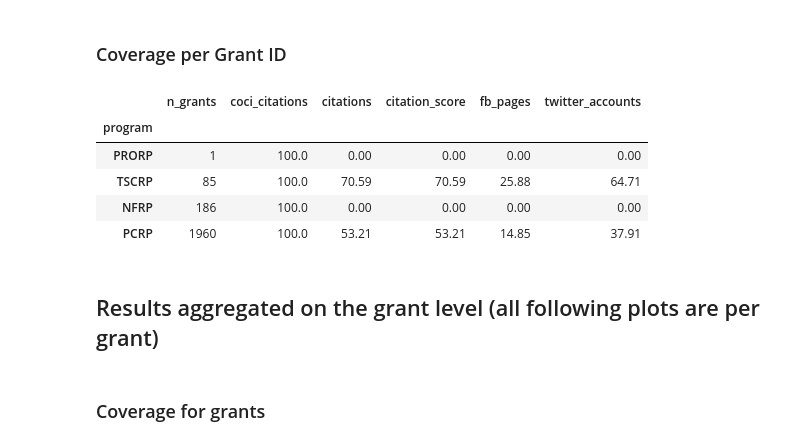
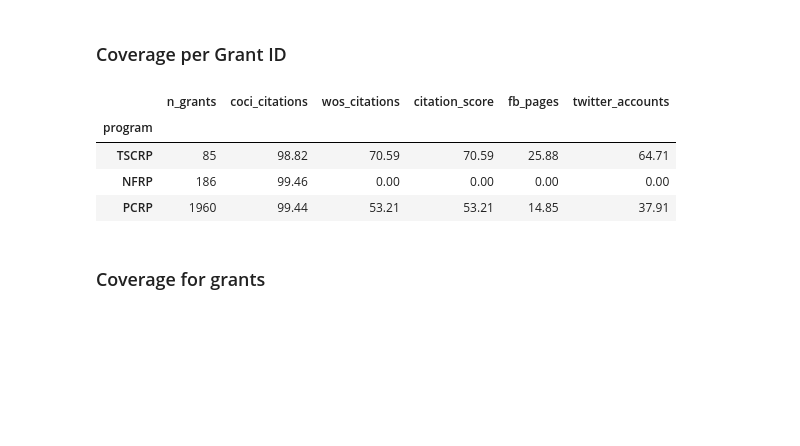
Before and after one commit to ScholCommLab/tracking-grants, a Jupyter notebook: notebooks/reports/interim_report_3.ipynb, the cells around one changed output. Saved outputs shown, nothing was run; the diff lists cells and outputs as text; code cells hidden in the pictures; blank space fills up the shorter version.

```diff
--- a/notebooks/reports/interim_report_3.ipynb
+++ b/notebooks/reports/interim_report_3.ipynb
@@ -125,17 +124,34 @@ x.round(2)
+# %%
+award_cols = ["grant_id", "award_amount", "type", "award_year"]
+
+# Remove ref_id, grant_id, and score (!) as the individual references deposited might apply to various grants and even contain slightly different formats for the publications
+grants = metrics
+grants = grants.groupby(["program", 'grant_id']).mean().reset_index()
+
+grants = grants.merge(metrics.groupby("grant_id")['DOI'].nunique().to_frame("n_dois"), left_on="grant_id", right_index=True)
+grants = grants.merge(articles.groupby("grant_id").created.mean(), left_on="grant_id", right_index=True)
+grants = grants.merge(articles.groupby("grant_id").authors_count.mean(), left_on="grant_id", right_index=True)
+grants = grants.merge(awards[award_cols], left_on="grant_id", right_on="grant_id", how="left")
+grants.award_amount = grants.award_amount / 1000000
+
+grants = grants.merge(metrics.groupby("grant_id")['coci_citations'].sum().to_frame("total_coci"), left_on="grant_id", right_index=True)
+
+grants.coci_citations = grants.coci_citations.replace(0, np.nan)
+
+grants = grants[grants.program!="PRORP"]
 # %% [markdown]
 ### Coverage per Grant ID
 # %%
-df = metrics.groupby(["program", 'grant_id'])[ms].mean().reset_index()
-x = df.groupby("program")['grant_id'].size().sort_values().to_frame("n_grants")
-x[ms] = df.groupby("program")[ms].count()
-x[ms] = x[ms].apply(lambda y: 100*y.div(x['n_grants'], axis=0))
+select_cols = ['coci_citations', 'wos_citations', 'citation_score', 'fb_pages', 'twitter_accounts']
+
+df = grants.groupby(["program"])[select_cols].mean().reset_index()
+x = grants.groupby("program")['grant_id'].nunique().sort_values().to_frame("n_grants")
+x[select_cols] = grants.groupby("program")[select_cols].count()
+x[select_cols] = x[select_cols].apply(lambda y: 100*y.div(x['n_grants'], axis=0))
 x.round(2)
 # %% [output]
-|  | n_grants | coci_citations | citations | citation_score | fb_pages | twitter_accounts |
+|  | n_grants | coci_citations | wos_citations | citation_score | fb_pages | twitter_accounts |
 | program |  |  |  |  |  |  |
-| PRORP | 1 | 100.0 | 0.00 | 0.00 | 0.00 | 0.00 |
-| TSCRP | 85 | 100.0 | 70.59 | 70.59 | 25.88 | 64.71 |
-| NFRP | 186 | 100.0 | 0.00 | 0.00 | 0.00 | 0.00 |
-| PCRP | 1960 | 100.0 | 53.21 | 53.21 | 14.85 | 37.91 |
+| TSCRP | 85 | 98.82 | 70.59 | 70.59 | 25.88 | 64.71 |
+| NFRP | 186 | 99.46 | 0.00 | 0.00 | 0.00 | 0.00 |
+| PCRP | 1960 | 99.44 | 53.21 | 53.21 | 14.85 | 37.91 |
-# %% [markdown]
-## Results aggregated on the grant level (all following plots are per grant)
```
Also changed, not shown: parts of 23 cells of this notebook, 23 other files.
